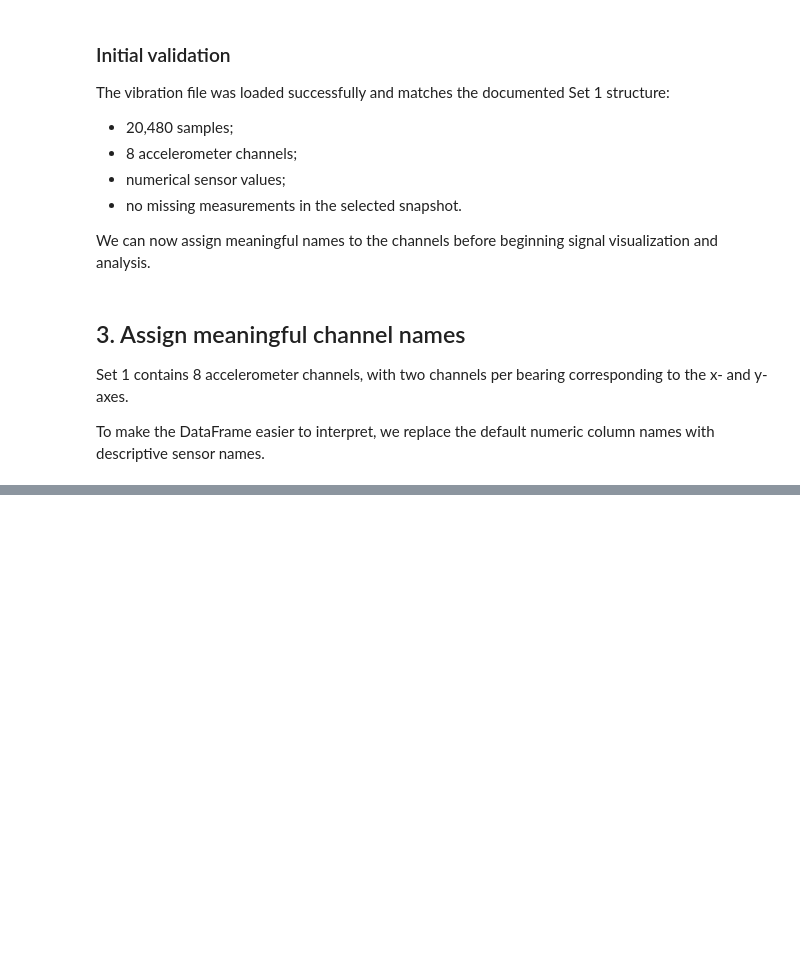
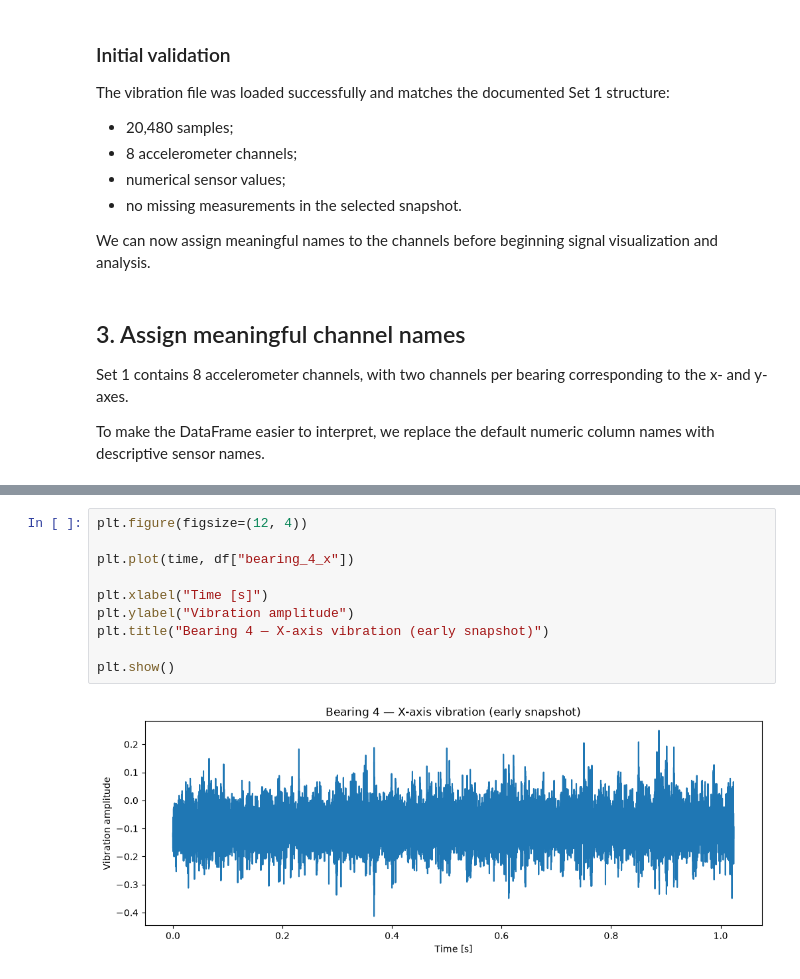
Before and after one commit to amedeone03/machineguard, a Jupyter notebook: notebooks/01_data_exploration.ipynb, the cells around one changed output, grey strips where cells are left out. Drawn from its saved outputs; the diff is of its cells as text; blank space fills up the shorter version.

```diff
--- a/notebooks/01_data_exploration.ipynb
+++ b/notebooks/01_data_exploration.ipynb
@@ -138,0 +277,12 @@ To make the DataFrame easier to interpret, we replace the default numeric column
+# %%
+plt.figure(figsize=(12, 4))
+
+plt.plot(time, df["bearing_4_x"])
+
+plt.xlabel("Time [s]")
+plt.ylabel("Vibration amplitude")
+plt.title("Bearing 4 — X-axis vibration (early snapshot)")
+
+plt.show()
+# %% [output]
+[figure, added]
```
Also changed, not shown: parts of 21 cells of this notebook.
